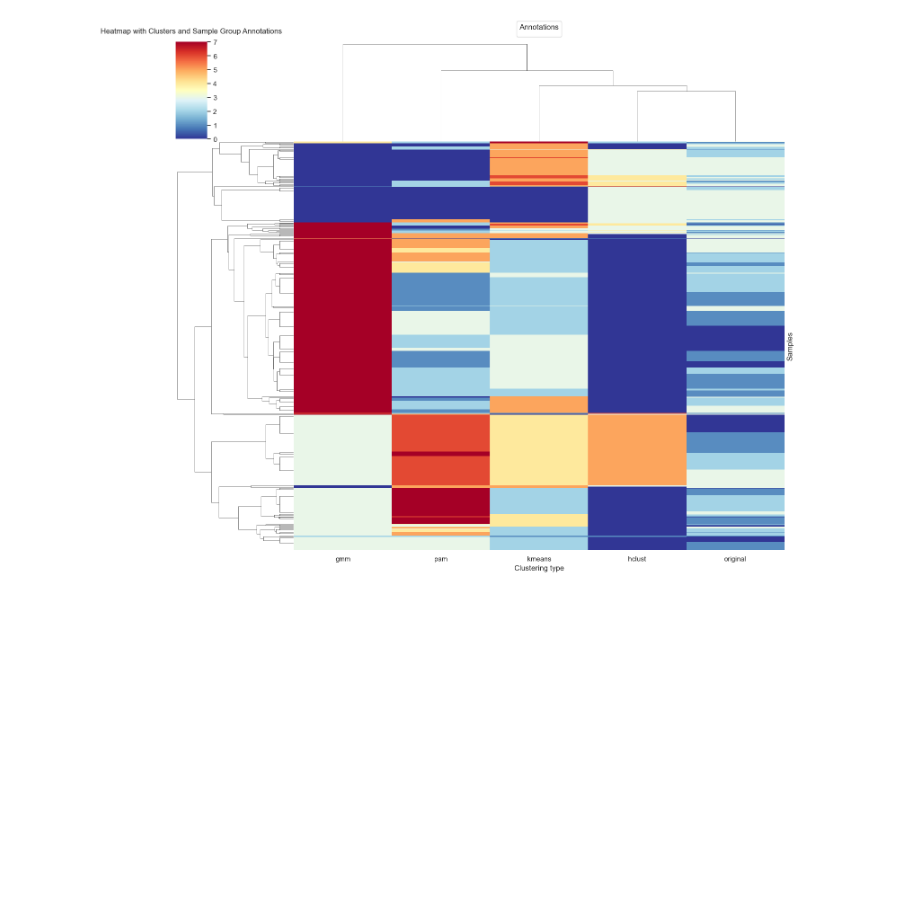
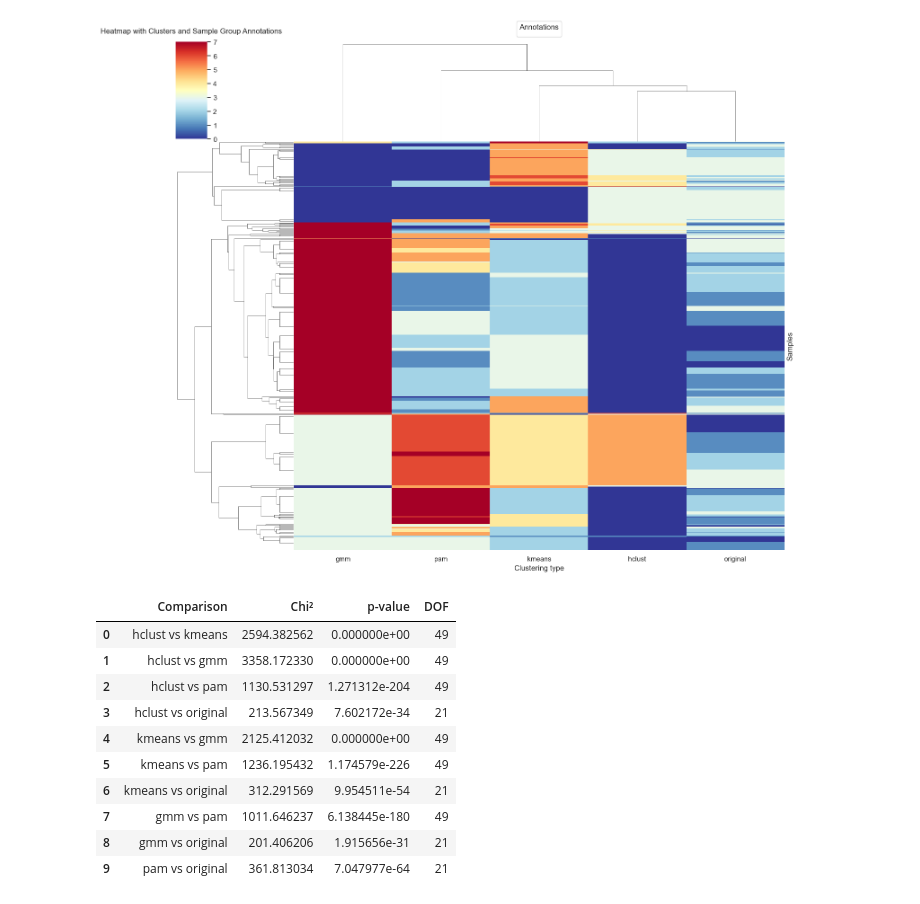
Before and after one commit to nsardinia/4144_Bioinformatics_Project, a Jupyter notebook: src/heatmap.ipynb, the cells around one changed output. Saved outputs shown, nothing was run; the diff lists cells and outputs as text; code cells hidden in the pictures; blank space fills up the shorter version.

```diff
--- a/src/heatmap.ipynb
+++ b/src/heatmap.ipynb
@@ -191,3 +191,42 @@ plt.title("Heatmap with Clusters and Sample Group Annotations", y=1.05)
 plt.show()
 # %% [output]
 [figure]
+# %%
+# Statistical analysis
+
+from itertools import combinations
+
+clusters = [
+    ("hclust", hclust_labels),
+    ("kmeans", kmeans_labels),
+    ("gmm", gmm_labels),
+    ("pam", pam_labels),
+    ("original", original_labels),
+]
+
+pairs = list(combinations(clusters, 2))
+# %%
+from scipy.stats import chi2_contingency
+
+results = []
+
+for gA, gB in pairs:
+        contingency = pd.crosstab(gA[1], gB[1])
+        chi2, p, dof, expected = chi2_contingency(contingency)
+        results.append({'Comparison': f'{gA[0]} vs {gB[0]}', 'Chi²': chi2, 'p-value': p, 'DOF': dof})
+
+results_df = pd.DataFrame(results)
+
+results_df
+# %% [output]
+|  | Comparison | Chi² | p-value | DOF |
+| 0 | hclust vs kmeans | 2594.382562 | 0.000000e+00 | 49 |
+| 1 | hclust vs gmm | 3358.172330 | 0.000000e+00 | 49 |
+| 2 | hclust vs pam | 1130.531297 | 1.271312e-204 | 49 |
+| 3 | hclust vs original | 213.567349 | 7.602172e-34 | 21 |
+| 4 | kmeans vs gmm | 2125.412032 | 0.000000e+00 | 49 |
+| 5 | kmeans vs pam | 1236.195432 | 1.174579e-226 | 49 |
+| 6 | kmeans vs original | 312.291569 | 9.954511e-54 | 21 |
+| 7 | gmm vs pam | 1011.646237 | 6.138445e-180 | 49 |
+| 8 | gmm vs original | 201.406206 | 1.915656e-31 | 21 |
+| 9 | pam vs original | 361.813034 | 7.047977e-64 | 21 |
```
Also changed, not shown: 1 other file.
